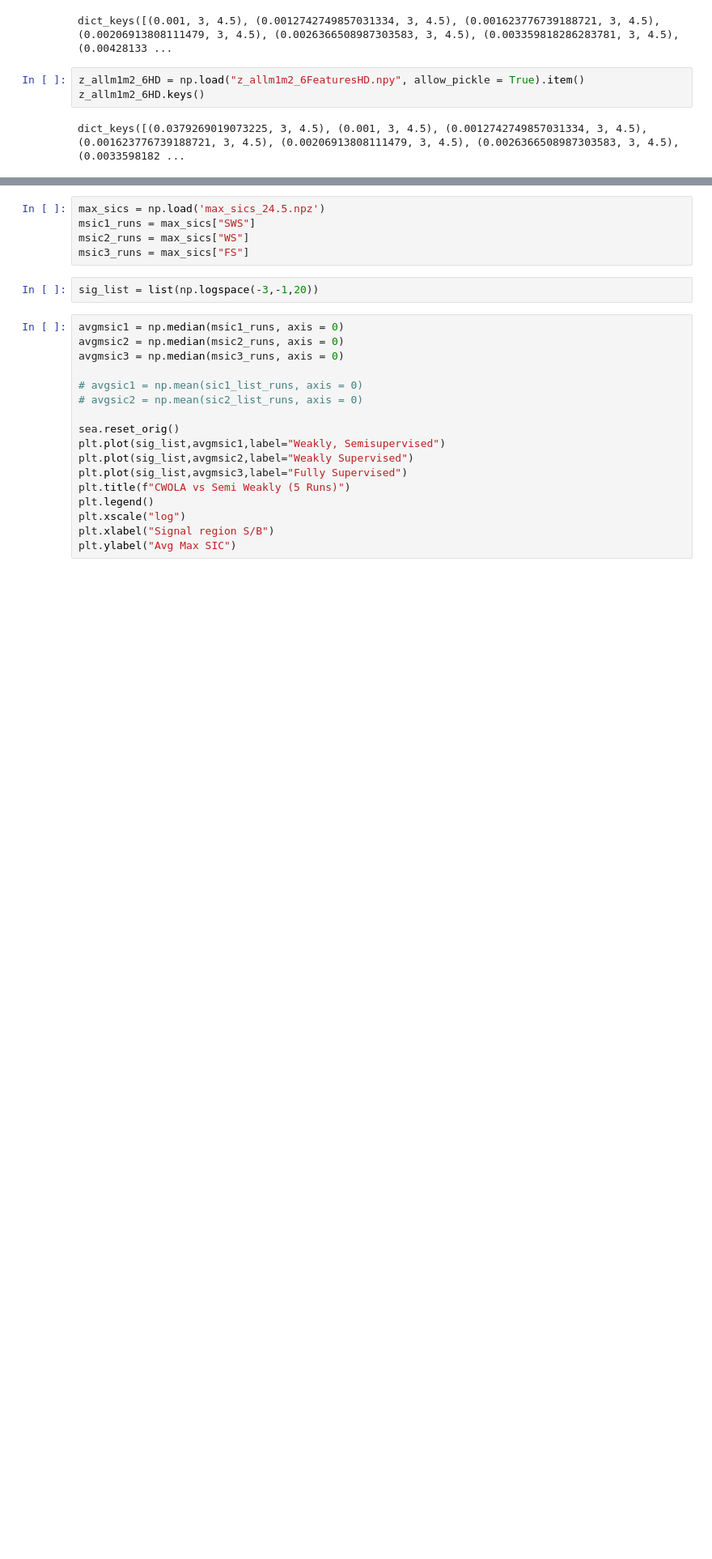
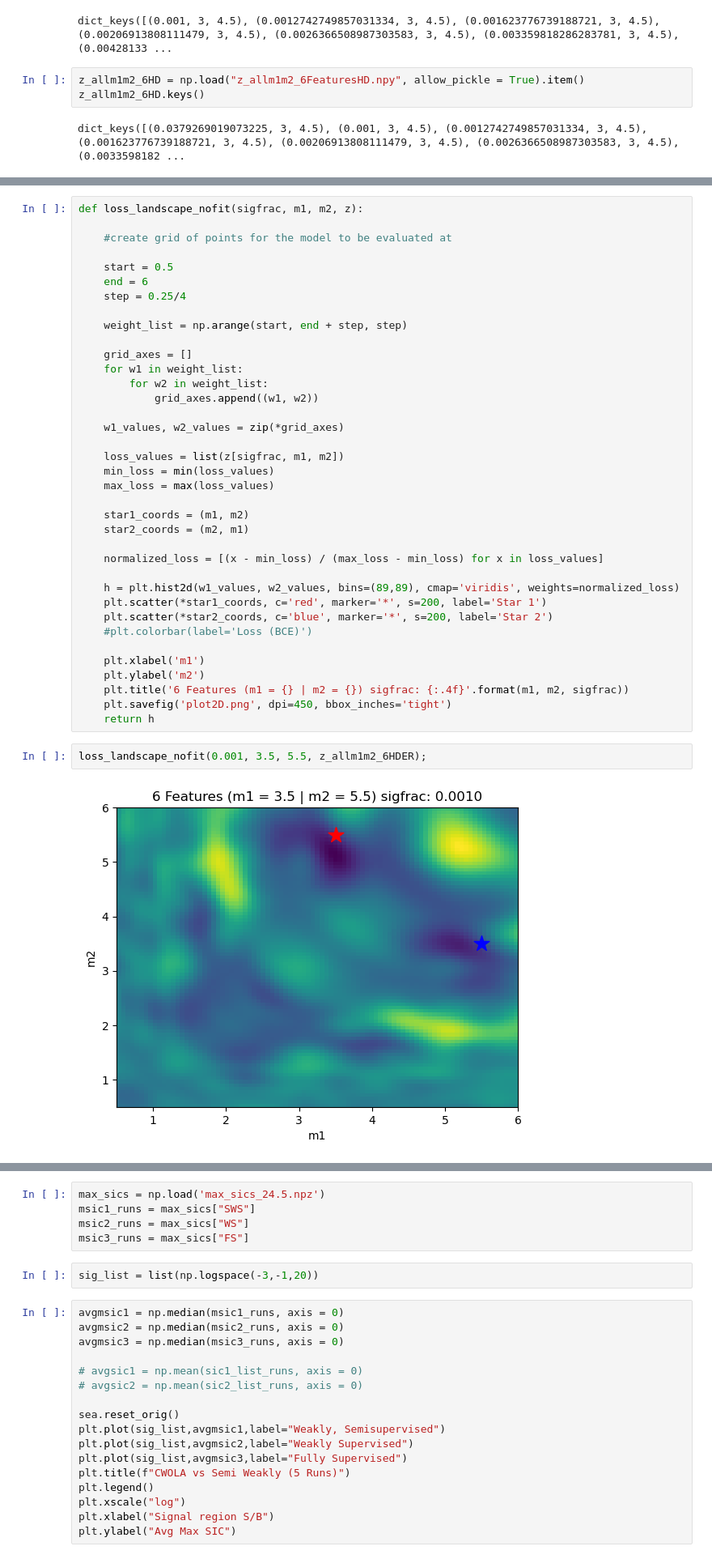
Before and after one commit to GitGup/SemiWeaklySupervised, a Jupyter notebook: manifolds.ipynb, the cells around one changed output, grey strips where cells are left out. Shown at 81% size. Drawn from its saved outputs; the diff is of its cells as text; blank space fills up the shorter version.

Commit message:
interpolating loss landscape, quantized heights

```diff
--- a/manifolds.ipynb
+++ b/manifolds.ipynb
@@ -77,0 +99,41 @@ create_loss_manifold(sig_space[2], 3, 3, z_allm1m2_6HD)
+# %%
+def loss_landscape_nofit(sigfrac, m1, m2, z):
+
+    #create grid of points for the model to be evaluated at
+
+    start = 0.5
+    end = 6
+    step = 0.25/4
+
+    weight_list = np.arange(start, end + step, step)
+
+    grid_axes = []
+    for w1 in weight_list:
+        for w2 in weight_list:
+            grid_axes.append((w1, w2))
+
+    w1_values, w2_values = zip(*grid_axes)
+
+    loss_values = list(z[sigfrac, m1, m2])
+    min_loss = min(loss_values)
+    max_loss = max(loss_values)
+
+    star1_coords = (m1, m2)
+    star2_coords = (m2, m1)
+
+    normalized_loss = [(x - min_loss) / (max_loss - min_loss) for x in loss_values]
+
+    h = plt.hist2d(w1_values, w2_values, bins=(89,89), cmap='viridis', weights=normalized_loss)
+    plt.scatter(*star1_coords, c='red', marker='*', s=200, label='Star 1')
+    plt.scatter(*star2_coords, c='blue', marker='*', s=200, label='Star 2')
+    #plt.colorbar(label='Loss (BCE)')
+
+    plt.xlabel('m1')
+    plt.ylabel('m2')
+    plt.title('6 Features (m1 = {} | m2 = {}) sigfrac: {:.4f}'.format(m1, m2, sigfrac))
+    plt.savefig('plot2D.png', dpi=450, bbox_inches='tight')
+    return h
+# %%
+loss_landscape_nofit(0.001, 3.5, 5.5, z_allm1m2_6HDER);
+# %% [output]
+[figure, added]
```
Also changed, not shown: parts of 12 cells of this notebook, 1 other file.
